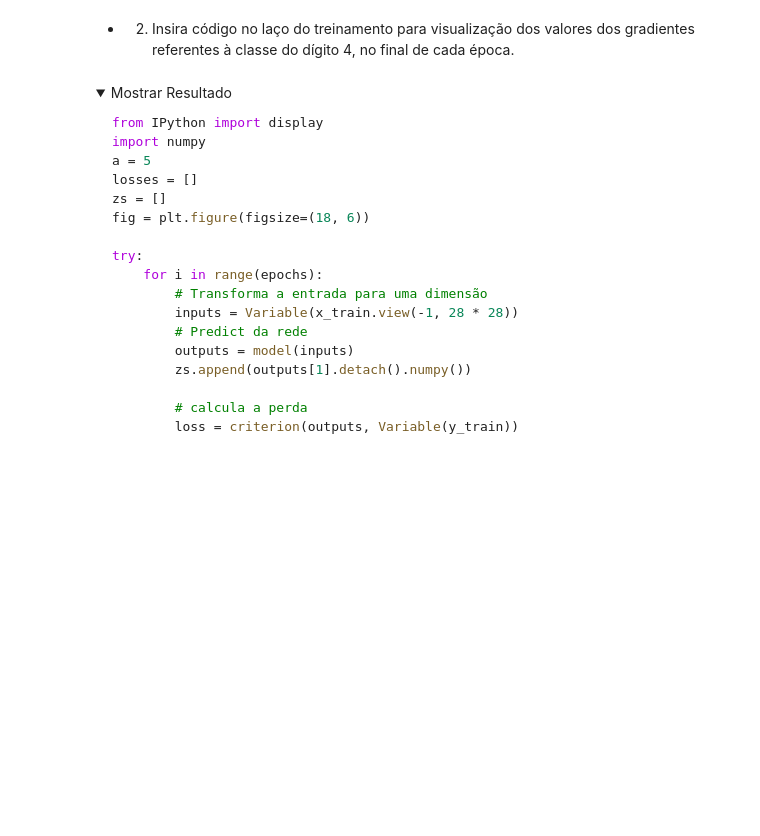
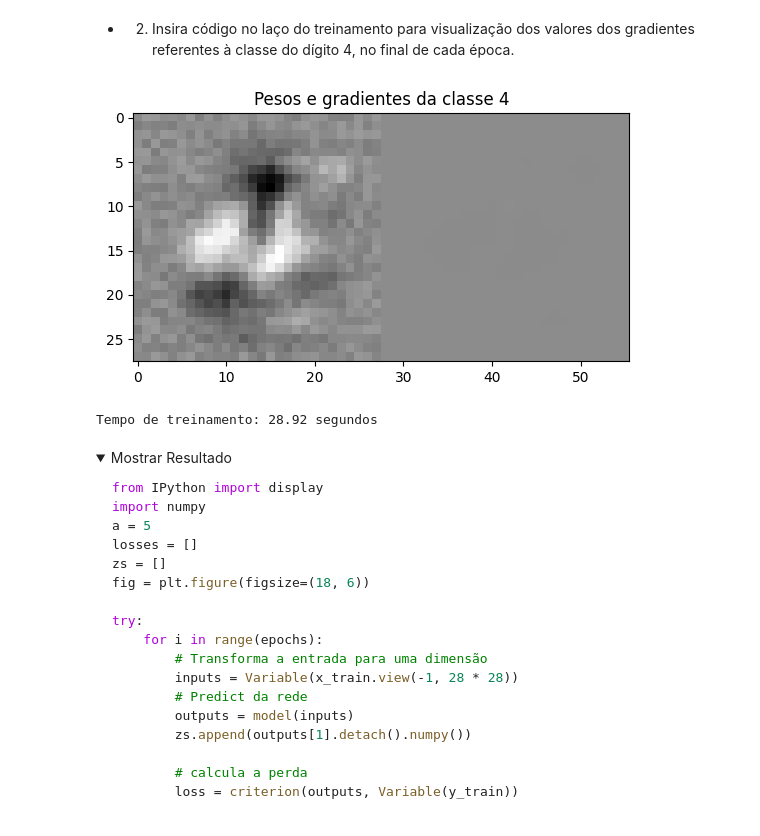
Before and after one commit to thaisrezendeb/RNA-e-Deep-Learning---CESAR-School-2024.01, a Jupyter notebook: Atividade 3.5/3_5_LogisticRegressionMNIST_Iterativo.ipynb, the cells around one changed output. Cells and saved outputs as stored; diff of their text form; code cells hidden in the pictures; folded sections open; blank space fills up the shorter version.

```diff
--- a/Atividade 3.5/3_5_LogisticRegressionMNIST_Iterativo.ipynb
+++ b/Atividade 3.5/3_5_LogisticRegressionMNIST_Iterativo.ipynb
@@ -317,5 +359,59 @@ plt.axis('off');
 # %% [markdown]
 - 2) Insira código no laço do treinamento para visualização dos valores dos gradientes referentes à classe do dígito 4, no final de cada época.
+# %%
+# Nova instância da rede
+model = torch.nn.Linear(28*28, 10)
+criterion = torch.nn.CrossEntropyLoss()
+optimizer = torch.optim.SGD(model.parameters(), lr=learningRate)
+
+a = 5
+losses = []
+zs = []
+fig = plt.figure(figsize=(18, 6))
+
+try:
+    start = time.time()
+
+    for i in range(epochs):
+        # Transforma a entrada para uma dimensão
+        inputs = Variable(x_train.view(-1, 28 * 28))
+
+        # Predict da rede
+        outputs = model(inputs)
+        zs.append(outputs[1].detach().numpy())
+
+        # calcula a perda
+        loss = criterion(outputs, Variable(y_train))
+
+        # zero, backpropagation, ajusta parâmetros pelo gradiente descendente
+        optimizer.zero_grad()
+        loss.backward()
+        optimizer.step()
+
+        losses.append(loss.data)
+        _, predicts = torch.max(outputs, 1)
+
+        y_pred = predicts.data
+        accuracy = (y_pred.numpy() == y_train.numpy()).mean()
+
+        ## Exercício 2: Visualizando pesos da classe 4
+        display.clear_output(wait=True)
+        weights = model.weight[4].data.numpy().reshape(28,28)
+        grad = model.weight.grad[4].data.numpy().reshape(28,28)
+        img = np.concatenate((weights, grad), 1)
+
+        plt.imshow(img, cmap = 'gray')
+        plt.title('Pesos e gradientes da classe 4')
+        plt.show()
+
+    stop = time.time()
+    print(f'Tempo de treinamento: {stop - start:.2f} segundos')
+
+except KeyboardInterrupt:
+    pass
+# %% [output]
+[figure, added]
+Tempo de treinamento: 28.92 segundos
 # %% [markdown]
 <details>
 <summary>Mostrar Resultado</summary>
```
Also changed, not shown: parts of 11 cells of this notebook.
